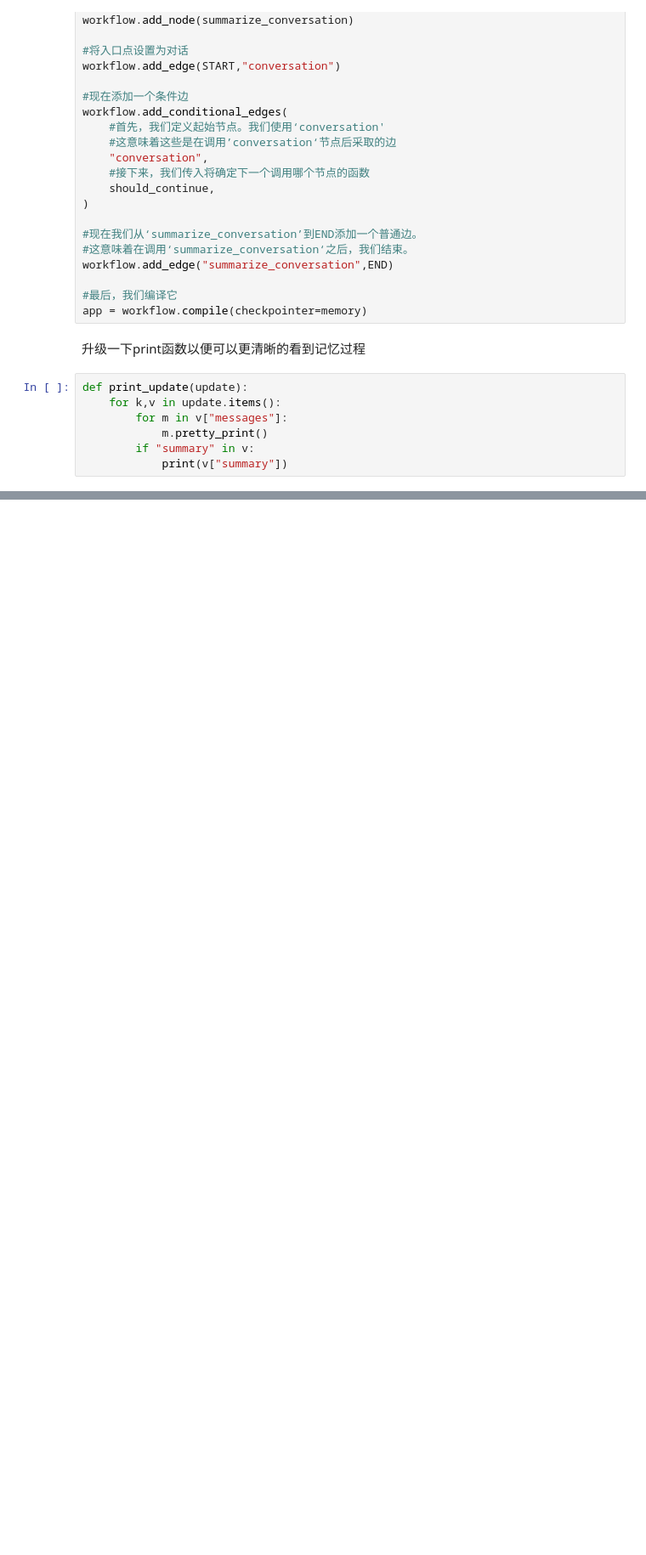
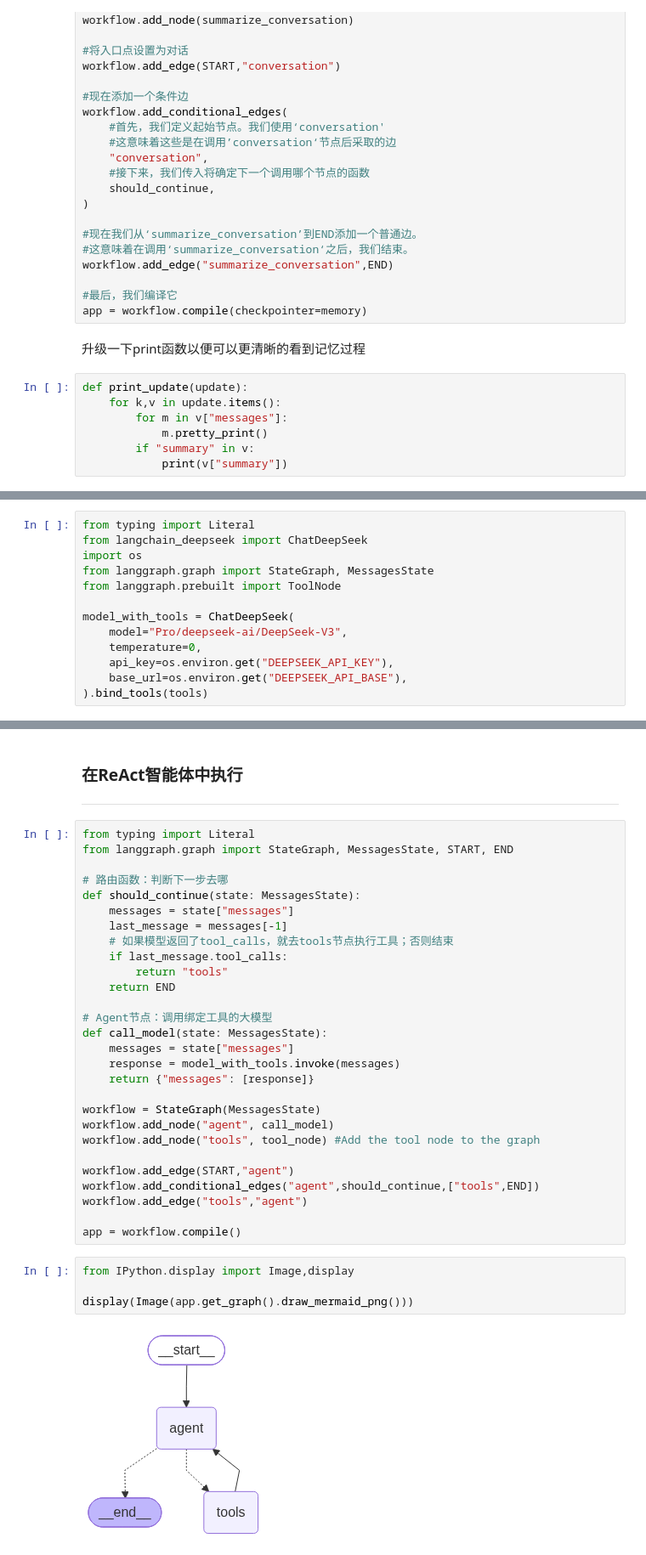
Before and after one commit to 3252981401/Aegnt_Study, a Jupyter notebook: Langgraph.ipynb, the cells around one changed output, grey strips where cells are left out. Shown at 85% size. Saved outputs shown, nothing was run; the diff lists cells and outputs as text; blank space fills up the shorter version.

```diff
--- a/Langgraph.ipynb
+++ b/Langgraph.ipynb
@@ -1192,0 +1952,13 @@ P.S. 需要攻略或彩蛋的话，我也可以帮你挖一挖～ 🔍
+# %%
+from typing import Literal
+from langchain_deepseek import ChatDeepSeek
+import os
+from langgraph.graph import StateGraph, MessagesState
+from langgraph.prebuilt import ToolNode
+
+model_with_tools = ChatDeepSeek(
+    model="Pro/deepseek-ai/DeepSeek-V3",
+    temperature=0,
+    api_key=os.environ.get("DEEPSEEK_API_KEY"),
+    base_url=os.environ.get("DEEPSEEK_API_BASE"),
+).bind_tools(tools)
@@ -1192,0 +1985,37 @@ P.S. 需要攻略或彩蛋的话，我也可以帮你挖一挖～ 🔍
+# %% [markdown]
+### 在ReAct智能体中执行
+****
+# %%
+from typing import Literal
+from langgraph.graph import StateGraph, MessagesState, START, END
+
+# 路由函数：判断下一步去哪
+def should_continue(state: MessagesState):
+    messages = state["messages"]
+    last_message = messages[-1]
+    # 如果模型返回了tool_calls，就去tools节点执行工具；否则结束
+    if last_message.tool_calls:
+        return "tools"
+    return END
+
+# Agent节点：调用绑定工具的大模型
+def call_model(state: MessagesState):
+    messages = state["messages"]
+    response = model_with_tools.invoke(messages)
+    return {"messages": [response]}
+
+workflow = StateGraph(MessagesState)
+workflow.add_node("agent", call_model)
+workflow.add_node("tools", tool_node) #Add the tool node to the graph
+
+workflow.add_edge(START,"agent")
+workflow.add_conditional_edges("agent",should_continue,["tools",END])
+workflow.add_edge("tools","agent")
+
+app = workflow.compile()
+# %%
+from IPython.display import Image,display
+
+display(Image(app.get_graph().draw_mermaid_png()))
+# %% [output]
+[figure, added]
```
Also changed, not shown: parts of 80 cells of this notebook, 1 other file.
